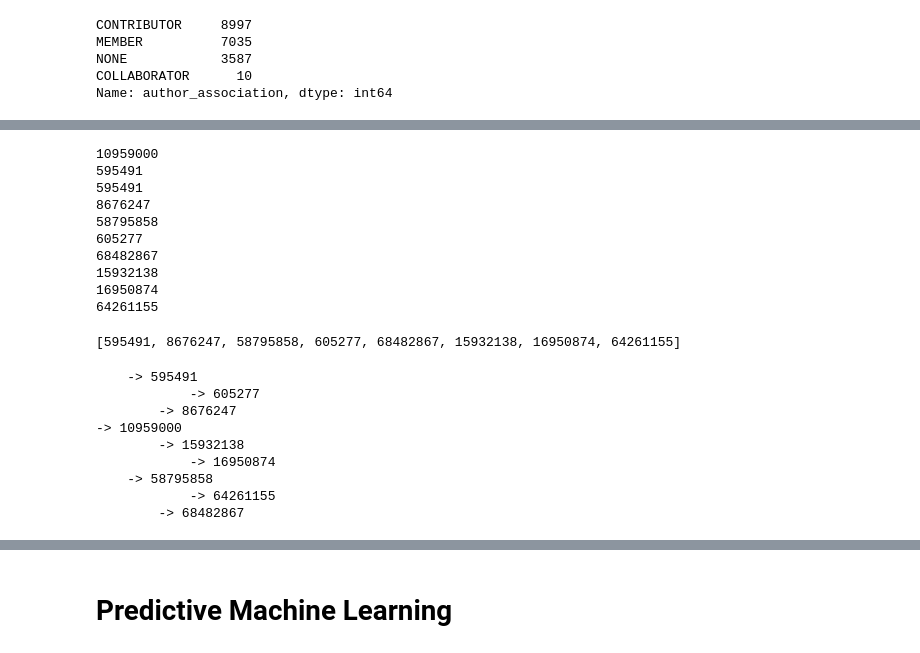
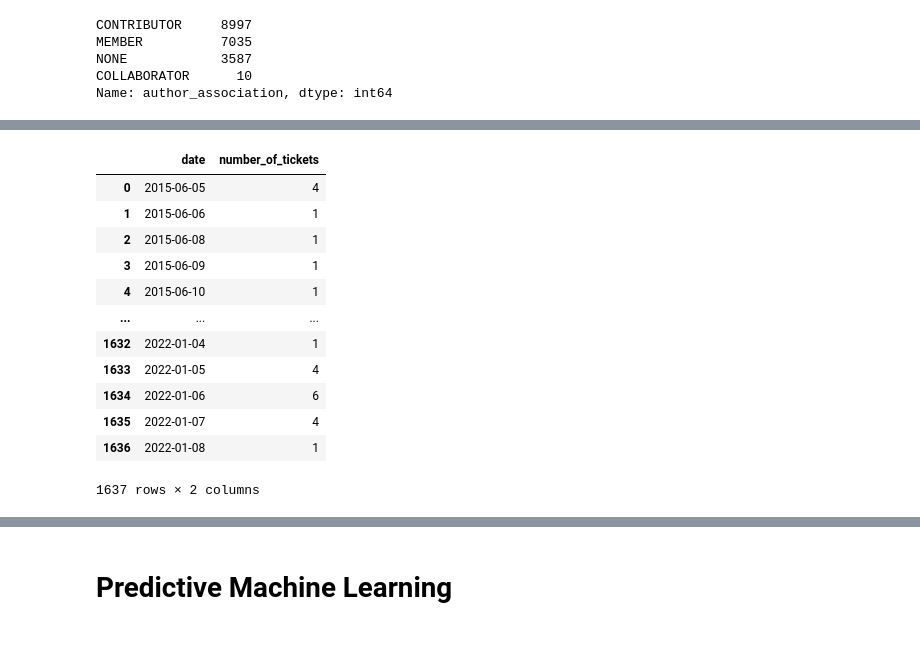
Before and after one commit to AmirZahre/Github_Org_Repo_Analysis, a Jupyter notebook: astronomer_V1.ipynb, the cells around one changed output, grey strips where cells are left out. Cells and saved outputs as stored; diff of their text form; code cells hidden in the pictures.

```diff
--- a/astronomer_V1.ipynb
+++ b/astronomer_V1.ipynb
@@ -637,49 +562,23 @@ df_unique.head()
-# %%
-# Reverse the df so that the earliest case is at the beginning
-df_rev = df.iloc[::-1]
-
-'''
-Cycle through each ID and add to the BST
-If the ID exists, that will be a repeat visitor
-If the ID does NOT exist, it is a unique visitor.
-If it is a unique visitor, incriment +1 for the respective Month, Year
-'''
-unique = []
-bst = BSTNode()
-for ID in df.creator_user_id[:10]:
-    print(ID)
-    # if value exists
-    if bst.exists(ID) == False:
-        unique.append(ID)
-
-    bst.insert(ID)
-    # bst.exists(ID)
-
-
-unique
-# exists
-# printTree(bst)
-# %% [output]
-10959000
-595491
-595491
-8676247
-58795858
-605277
-68482867
-15932138
-16950874
-64261155
-[595491, 8676247, 58795858, 605277, 68482867, 15932138, 16950874, 64261155]
-# %%
-printTree(bst)
-# %% [output]
-    -> 595491
-            -> 605277
-        -> 8676247
--> 10959000
-        -> 15932138
-            -> 16950874
-    -> 58795858
-            -> 64261155
-        -> 68482867
+# %%
+monthly_unique = (df_unique.groupby([df_unique.date])
+           .size()
+           .rename_axis(index=['date'],)
+           .reset_index())
+
+monthly_unique.columns.values[1] = "number_of_tickets"
+
+monthly_unique
+# %% [output]
+|  | date | number_of_tickets |
+| 0 | 2015-06-05 | 4 |
+| 1 | 2015-06-06 | 1 |
+| 2 | 2015-06-08 | 1 |
+| 3 | 2015-06-09 | 1 |
+| 4 | 2015-06-10 | 1 |
+| ... | ... | ... |
+| 1632 | 2022-01-04 | 1 |
+| 1633 | 2022-01-05 | 4 |
+| 1634 | 2022-01-06 | 6 |
+| 1635 | 2022-01-07 | 4 |
+| 1636 | 2022-01-08 | 1 |
+1637 rows × 2 columns
```
Also changed, not shown: parts of 29 cells of this notebook.
